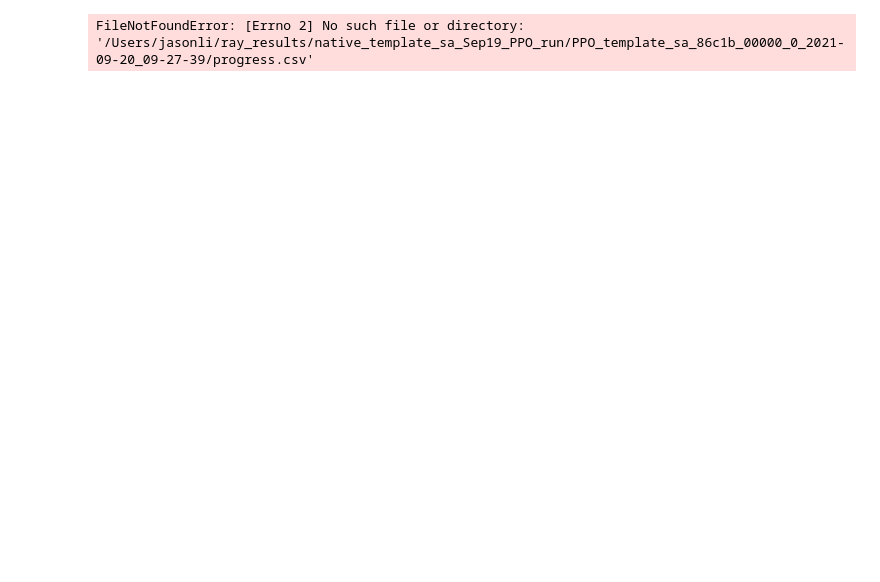
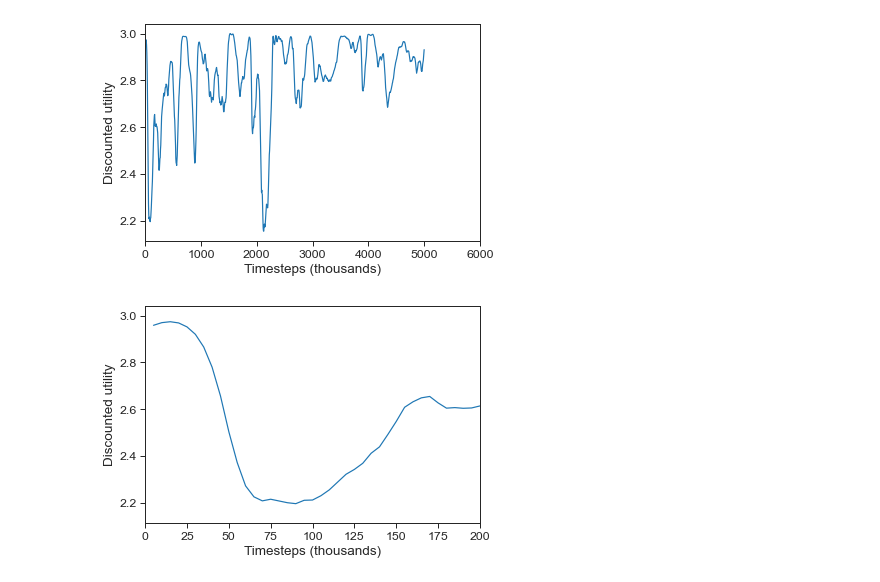
Before and after one commit to marketsAI/marketsAI, a Jupyter notebook: marketsai/economies/template_single_agent/analysis_template.ipynb, the cells around one changed output. Saved outputs shown, nothing was run; the diff lists cells and outputs as text; code cells hidden in the pictures; blank space fills up the shorter version.

```diff
--- a/marketsai/economies/template_single_agent/analysis_template.ipynb
+++ b/marketsai/economies/template_single_agent/analysis_template.ipynb
@@ -27,23 +27,23 @@ SIMUL_PERIODS = 5000
 # Input Directories
 # Rl experiment
 """ CHANGE HERE """
-INPUT_PATH_EXPERS = "/Users/matiascovarrubias/Dropbox/RL_macro/Experiments/expINFO_native_template_sa_Sep19_PPO_run.json"
+INPUT_PATH_EXPERS = "/Users/jasonli/Dropbox/RL_macro/Experiments/expINFO_native_template_sa_Sep19_PPO_run.json"
 # GDSGE policy
 dir_policy_folder = (
-    "/Users/matiascovarrubias/Dropbox/RL_macro/Econ_algos/TemplateSA/Results/"
+    "/Users/jasonli/Dropbox/RL_macro/Econ_algos/rbc_savings/Results/"
 )
 
 # Output Directories
 if FOR_PUBLIC:
-    OUTPUT_PATH_EXPERS = "/Users/matiascovarrubias/Dropbox/RL_macro/Experiments/"
-    OUTPUT_PATH_FIGURES = "/Users/matiascovarrubias/Dropbox/RL_macro/Documents/Figures/"
-    OUTPUT_PATH_TABLES = "/Users/matiascovarrubias/Dropbox/RL_macro/Documents/Tables/"
+    OUTPUT_PATH_EXPERS = "/Users/jasonli/Dropbox/RL_macro/Experiments/"
+    OUTPUT_PATH_FIGURES = "/Users/jasonli/Dropbox/RL_macro/Documents/Figures/"
+    OUTPUT_PATH_TABLES = "/Users/jasonli/Dropbox/RL_macro/Documents/Tables/"
 else:
-    OUTPUT_PATH_EXPERS = "/Users/matiascovarrubias/Dropbox/RL_macro/Experiments/ALL/"
+    OUTPUT_PATH_EXPERS = "/Users/jasonli/Dropbox/RL_macro/Experiments/ALL/"
     OUTPUT_PATH_FIGURES = (
-        "/Users/matiascovarrubias/Dropbox/RL_macro/Documents/Figures/ALL/"
+        "/Users/jasonli/Dropbox/RL_macro/Documents/Figures/ALL/"
     )
-    OUTPUT_PATH_TABLES = "/Users/matiascovarrubias/Dropbox/RL_macro/Documents/Tables/ALL/"
+    OUTPUT_PATH_TABLES = "/Users/jasonli/Dropbox/RL_macro/Documents/Tables/ALL/"
 
 
 # Plot options
@@ -125,35 +125,36 @@ if PLOT_PROGRESS == True:
     plt.xlabel("Timesteps (thousands)")
     plt.xlim([0, 6000])
     learning_plot_big.savefig(OUTPUT_PATH_FIGURES + "progress_BIG_" + exp_names[-1] + ".png")
     plt.show()
     plt.close()
 
     # small plot
     for i in range(len(exp_names)):
-        data_progress_df = pd.read_csv(progress_csv_dirs)
+        data_progress_df = pd.read_csv(progress_csv_dirs[0])
         max_rewards = data_progress_df[
             "evaluation/custom_metrics/discounted_rewards_mean"
         ].max()
         data_progress_df["evaluation/custom_metrics/discounted_rewards_mean"] = (
             data_progress_df["evaluation/custom_metrics/discounted_rewards_mean"]
             / abs(max_rewards) +2
         )
         learning_plot_small = sn.lineplot(
             data=data_progress_df,
             y="evaluation/custom_metrics/discounted_rewards_mean",
             x="episodes_total",
         )
 
 
     learning_plot_small = learning_plot_small.get_figure()
     plt.ylabel("Discounted utility")
     plt.xlabel("Timesteps (thousands)")
     plt.xlim([0, 200])
     learning_plot_small.savefig(OUTPUT_PATH_FIGURES + "progress_SMALL_" + exp_names[-1] + ".png")
     plt.show()
     plt.close()
 # %% [output]
-FileNotFoundError: [Errno 2] No such file or directory: '/Users/jasonli/ray_results/native_template_sa_Sep19_PPO_run/PPO_template_sa_86c1b_00000_0_2021-09-20_09-27-39/progress.csv'
+[figure, added]
+[figure, added]
 # %%
 """ Step 2: Congif env, Restore RL policy and then simualte analysis trajectory """
 
```
Also changed, not shown: parts of 5 cells of this notebook, 2 other files.
